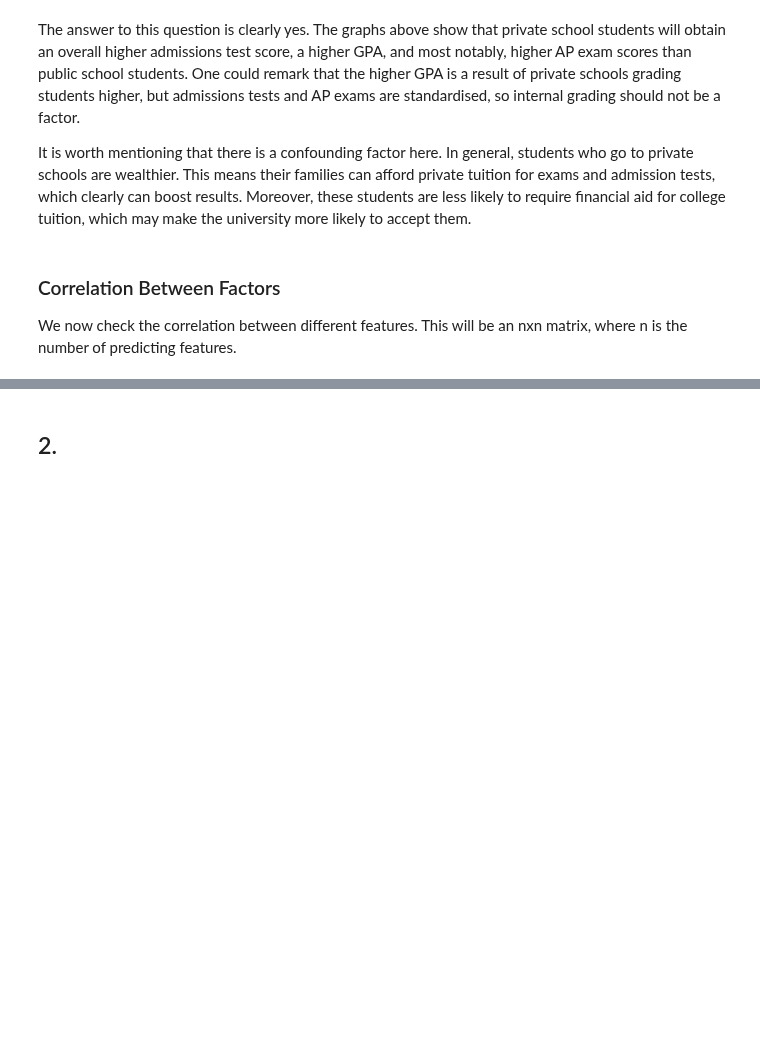
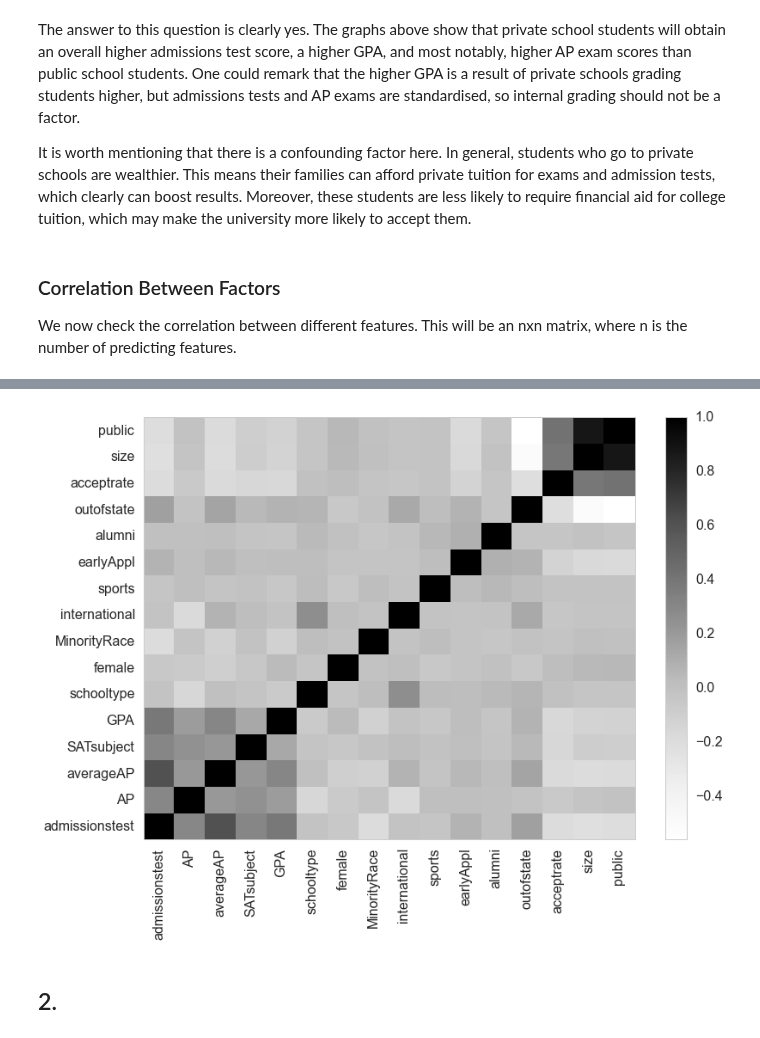
Before and after one commit to wihl/cs109-groupproj-college, a Jupyter notebook: EDA.ipynb, the cells around one changed output, grey strips where cells are left out. Drawn from its saved outputs; the diff is of its cells as text; code cells hidden in the pictures; blank space fills up the shorter version.

Commit message:
added correlation plot

```diff
--- a/EDA.ipynb
+++ b/EDA.ipynb
@@ -99,0 +97,11 @@ In the classification notebook, we do some transformations and cleaning of this
+# %%
+cols_to_drop = []
+for i in df.columns:
+    if 1.0* df[i].isnull().sum() / len(df[i]) >= 0.5:
+        cols_to_drop.append(i)
+dfr = df.drop(cols_to_drop,axis=1)
+dfr = dfr[pd.notnull(df["acceptStatus"])]
+predictor_cols = ["admissionstest","AP","averageAP","SATsubject","GPA","schooltype","female","MinorityRace","international","sports","earlyAppl","alumni","outofstate","acceptrate","size","public"]
+dfpredict = dfr[predictor_cols]
+# %%
+corr = dfpredict.corr()
@@ -100,2 +128,12 @@ In the classification notebook, we do some transformations and cleaning of this
+# %%
+# this code is heavily lifted from http://glowingpython.blogspot.com/2012/10/visualizing-correlation-matrices.html
+import pylab as P
+P.pcolor(corr)
+P.colorbar()
+P.yticks(np.array(range(len(dfpredict.columns)))+0.5,dfpredict.columns)
+P.xticks(np.array(range(len(dfpredict.columns)))+0.5,dfpredict.columns, rotation="vertical")
+P.show()
+# %% [output]
+[figure, added]
 # %% [markdown]
 ## 2.
```
Also changed, not shown: parts of 3 cells of this notebook, 1 other file.
